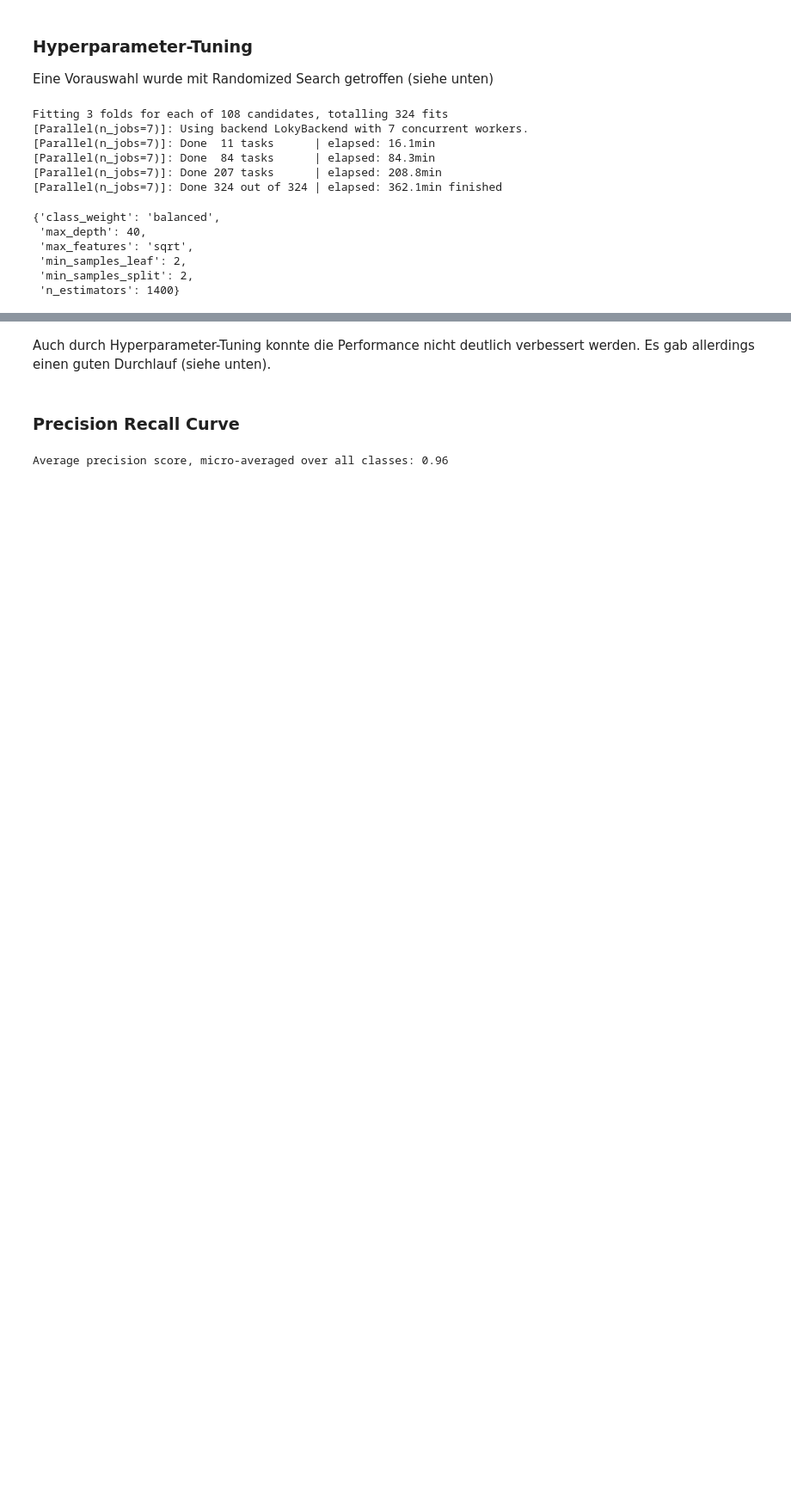
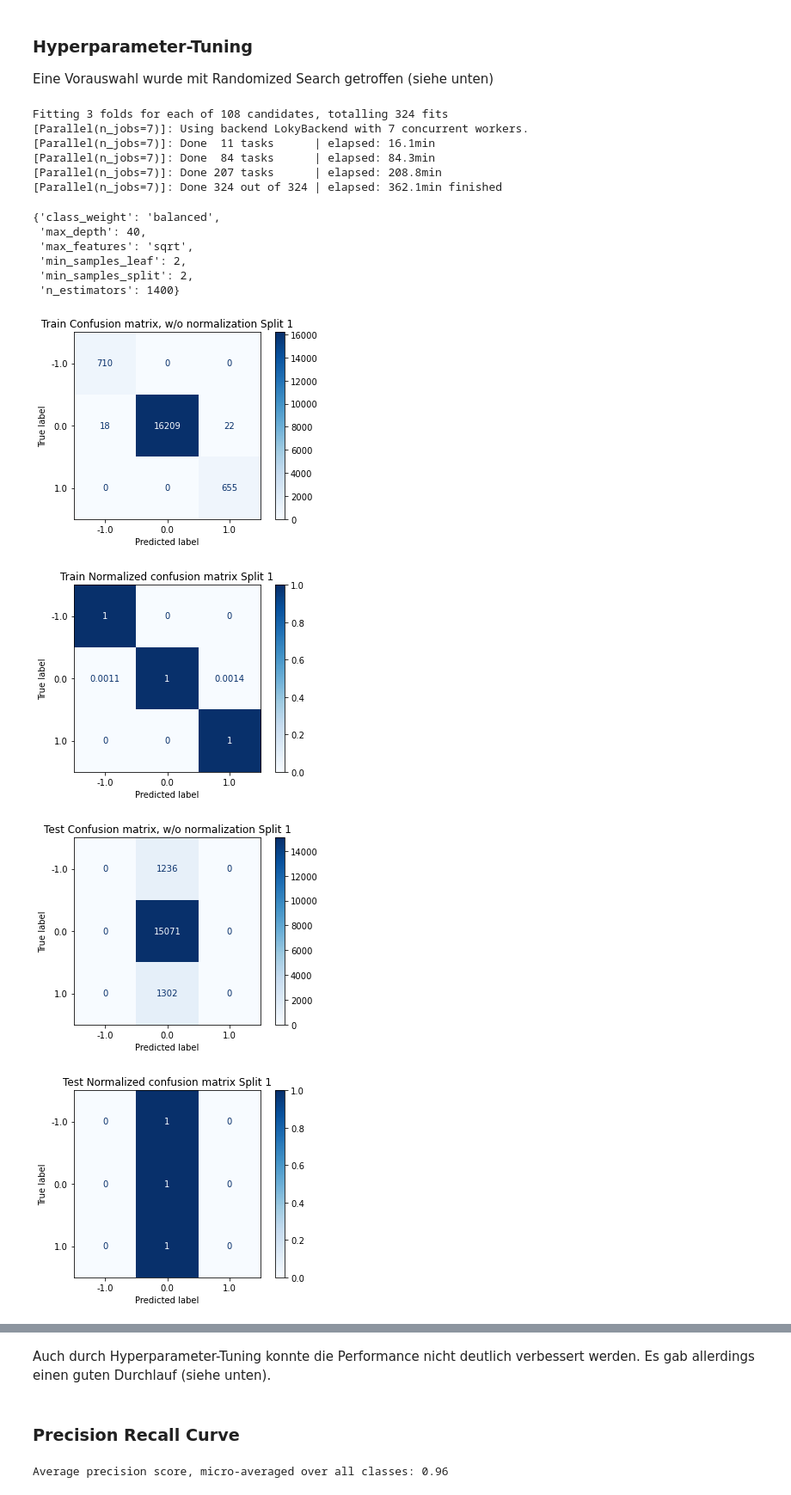
Before and after one commit to NHoose/BA-Dev, a Jupyter notebook: GruVXtreme/GruVXtreme-RF-PTGw.ipynb, the cells around one changed output, grey strips where cells are left out. Shown at 86% size. Saved outputs shown, nothing was run; the diff lists cells and outputs as text; code cells hidden in the pictures; blank space fills up the shorter version.

```diff
--- a/GruVXtreme/GruVXtreme-RF-PTGw.ipynb
+++ b/GruVXtreme/GruVXtreme-RF-PTGw.ipynb
@@ -159,17 +174,24 @@ Fitting 3 folds for each of 108 candidates, totalling 324 fits
 # %%
 tuned_model = RandomForestClassifier(class_weight='balanced', max_depth=40, max_features='sqrt', min_samples_leaf=2, min_samples_split=2, n_estimators=1400)
 preds = []
 trues = []
+s = 1
 
 for train_idx, test_idx in TimeSeriesSplit(5).split(X):
     X_train, X_test = X.iloc[train_idx], X.iloc[test_idx]
     y_train, y_test = y.iloc[train_idx], y.iloc[test_idx]
     tuned_model.fit(X_train, y_train)
     pred = tuned_model.predict(X_test)
     preds.append(pred)
     trues.append(y_test)
+    plot_conf_matrix(tuned_model, s)
+    s+=1
 
 for i in range(len(preds)):
     print('Split ', i+1, ' - Accuracy: ',metrics.accuracy_score(preds[i],trues[i]))
     print('---')
 # %% [output]
+[figure, added]
+[figure, added]
+[figure, added]
+[figure, added]
```
Also changed, not shown: parts of 13 cells of this notebook, 3 other files.
